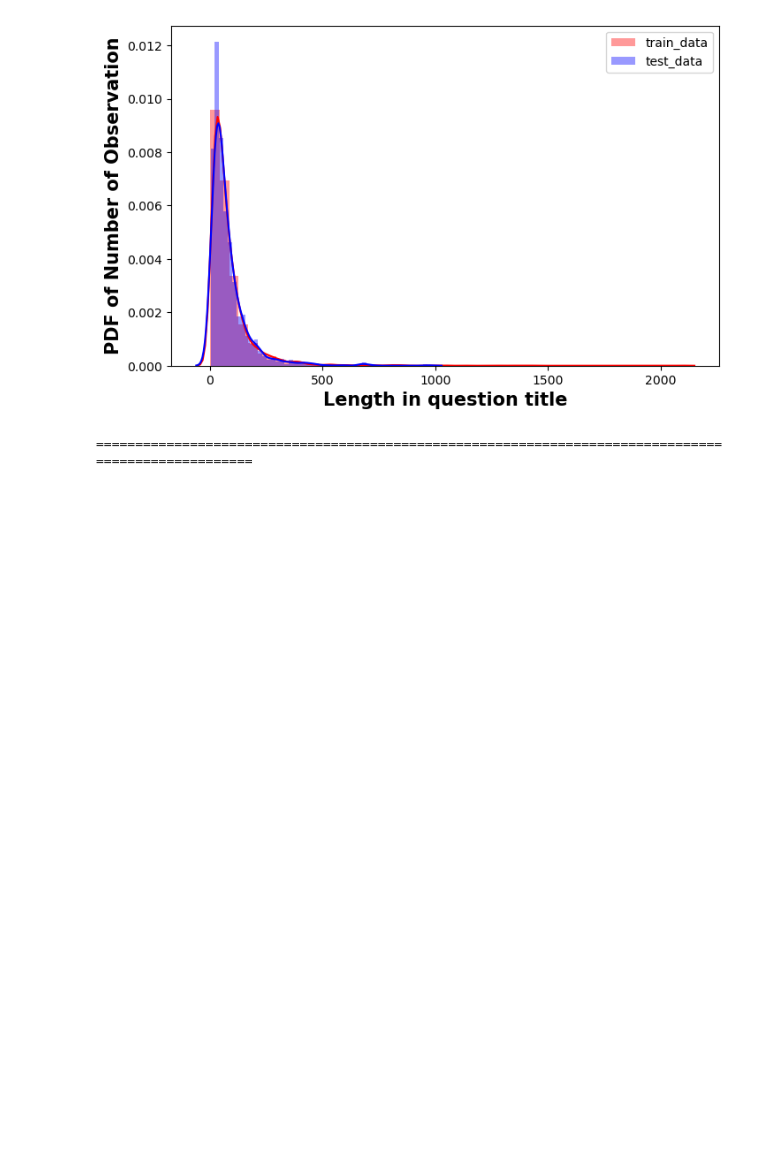
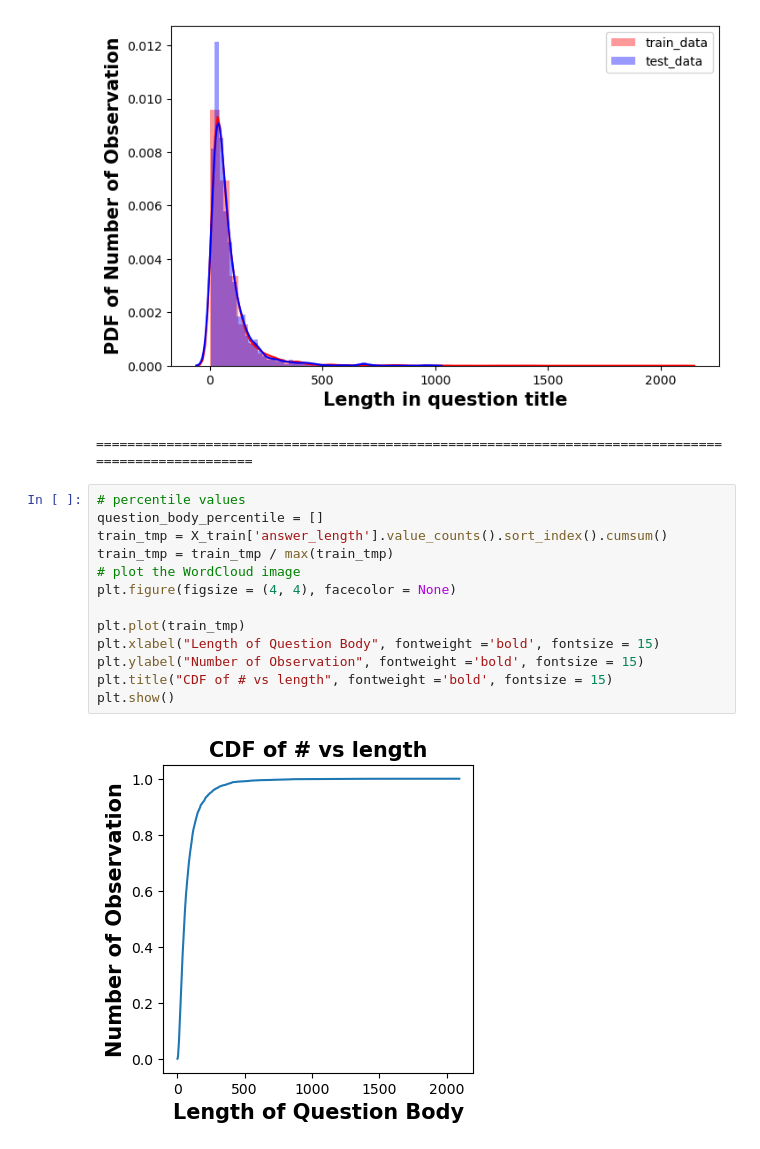
Before and after one commit to nikunjprajapati22/GoogleQuestChallenge, a Jupyter notebook: Project.ipynb, the cells around one changed output. Drawn from its saved outputs; the diff is of its cells as text; blank space fills up the shorter version.

Commit message:
Finalize EDA observation

```diff
--- a/Project.ipynb
+++ b/Project.ipynb
@@ -515,3 +515,18 @@ print('='*100)
 ====================================================================================================
 [figure]
 ====================================================================================================
+# %%
+# percentile values
+question_body_percentile = []
+train_tmp = X_train['answer_length'].value_counts().sort_index().cumsum()
+train_tmp = train_tmp / max(train_tmp)
+# plot the WordCloud image
+plt.figure(figsize = (4, 4), facecolor = None)
+
+plt.plot(train_tmp)
+plt.xlabel("Length of Question Body", fontweight ='bold', fontsize = 15)
+plt.ylabel("Number of Observation", fontweight ='bold', fontsize = 15)
+plt.title("CDF of # vs length", fontweight ='bold', fontsize = 15)
+plt.show()
+# %% [output]
+[figure, added]
```
Also changed, not shown: parts of 1 cell of this notebook.
